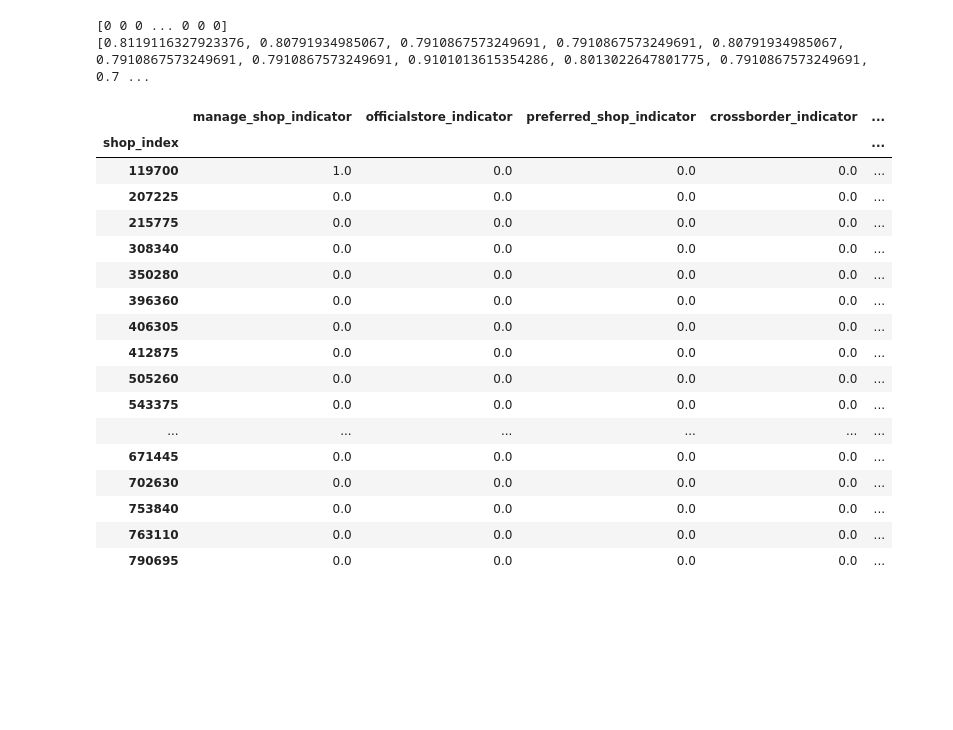
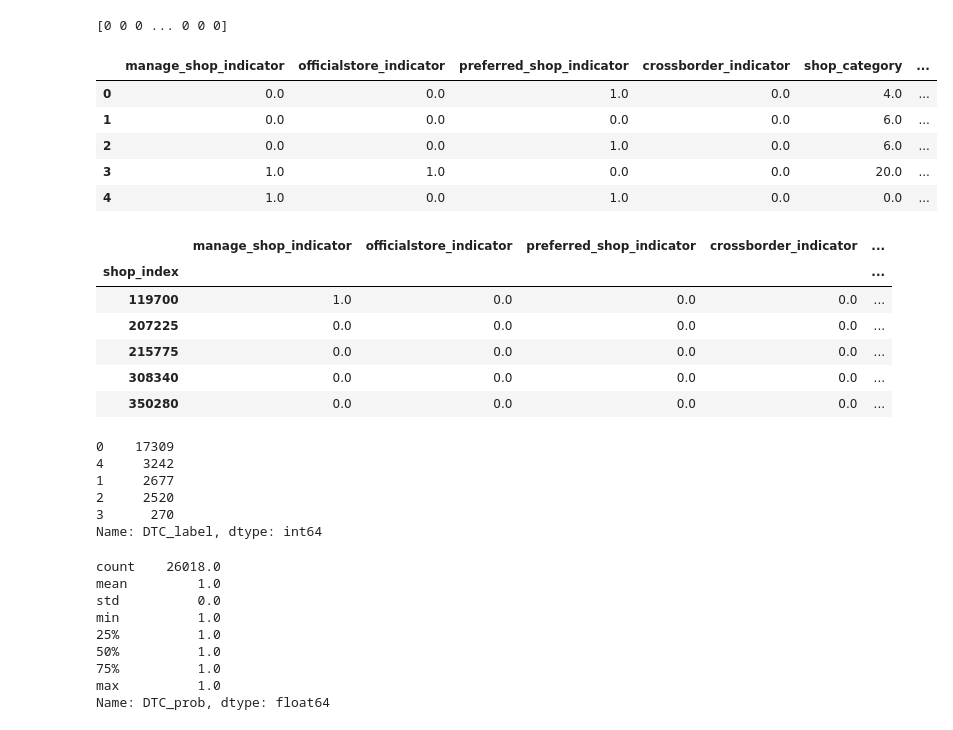
Before and after one commit to Team-gdkOvO-Final-Year-Project/gkdOvO, a Jupyter notebook: Model/Classification_FInal.ipynb, the cells around one changed output. Saved outputs shown, nothing was run; the diff lists cells and outputs as text; code cells hidden in the pictures; blank space fills up the shorter version.

Commit message:
update data
update match shop data and unmatchshop data

```diff
--- a/Model/Classification_FInal.ipynb
+++ b/Model/Classification_FInal.ipynb
@@ -193,56 +180,42 @@ test_x = ss_x.transform(x_test)
 #model training
 model_GBDT = GradientBoostingClassifier(random_state=10)
 model_GBDT.fit(train_x,y_train)
 y_pred = model_GBDT.predict(train_x)
 print("")
 y_predprob = model_GBDT.predict_proba(train_x)[:,1]
 
 
 #predict on non whitelist data
 model_GBDT.predict(nw_data)
 prob_GBDT = model_GBDT.predict_proba(nw_data)
 prob_GBDT
 count_GBDT = 0
 for i in range(len(prob_GBDT)):
     if np.max(prob_GBDT[i])<0.8:
         count_GBDT += 1
 # print(count_GBDT)
 
 #GB labels assignment;
 X2 = copy.deepcopy(nw_data)
 
 GB_label = model_GBDT.predict(X.iloc[:,:11])
 print(GB_label)
 GB_probs = model_GBDT.predict_proba(X.iloc[:,:11])
 GB_prob = [np.max(i) for i in GB_probs]
-print(GB_prob)
+# print(GB_prob)
 X.loc[:,'rf_label'] = rf_labels
 X.loc[:,'rf_probs'] = rf_prob
 
-X.loc[:,'GBDT_label'] = rf_labels
-X.loc[:,'GBDT_probs'] = rf_prob
-
-X.head(20)
+X.loc[:,'GBDT_label'] = GB_label
+X.loc[:,'GBDT_probs'] = GB_prob
+x.head()
 # %% [output]
 [0 0 0 ... 0 0 0]
-[0.8119116327923376, 0.80791934985067, 0.7910867573249691, 0.7910867573249691, 0.80791934985067, 0.7910867573249691, 0.7910867573249691, 0.9101013615354286, 0.8013022647801775, 0.7910867573249691, 0.7 ...
-|  | manage_shop_indicator | officialstore_indicator | preferred_shop_indicator | crossborder_indicator | ... |
-| shop_index |  |  |  |  | ... |
-| 119700 | 1.0 | 0.0 | 0.0 | 0.0 | ... |
-| 207225 | 0.0 | 0.0 | 0.0 | 0.0 | ... |
-| 215775 | 0.0 | 0.0 | 0.0 | 0.0 | ... |
-| 308340 | 0.0 | 0.0 | 0.0 | 0.0 | ... |
-| 350280 | 0.0 | 0.0 | 0.0 | 0.0 | ... |
-| 396360 | 0.0 | 0.0 | 0.0 | 0.0 | ... |
-| 406305 | 0.0 | 0.0 | 0.0 | 0.0 | ... |
-| 412875 | 0.0 | 0.0 | 0.0 | 0.0 | ... |
-| 505260 | 0.0 | 0.0 | 0.0 | 0.0 | ... |
-| 543375 | 0.0 | 0.0 | 0.0 | 0.0 | ... |
-| ... | ... | ... | ... | ... | ... |
-| 671445 | 0.0 | 0.0 | 0.0 | 0.0 | ... |
-| 702630 | 0.0 | 0.0 | 0.0 | 0.0 | ... |
-| 753840 | 0.0 | 0.0 | 0.0 | 0.0 | ... |
-| 763110 | 0.0 | 0.0 | 0.0 | 0.0 | ... |
-| 790695 | 0.0 | 0.0 | 0.0 | 0.0 | ... |
+|  | manage_shop_indicator | officialstore_indicator | preferred_shop_indicator | crossborder_indicator | shop_category | ... |
+| 0 | 0.0 | 0.0 | 1.0 | 0.0 | 4.0 | ... |
+| 1 | 0.0 | 0.0 | 0.0 | 0.0 | 6.0 | ... |
+| 2 | 0.0 | 0.0 | 1.0 | 0.0 | 6.0 | ... |
+| 3 | 1.0 | 1.0 | 0.0 | 0.0 | 20.0 | ... |
+| 4 | 1.0 | 0.0 | 1.0 | 0.0 | 0.0 | ... |
 # %%
 #export classification results
@@ -249,0 +223,37 @@ X.to_csv(r'nw_classification_results.csv',index = False)
+# %%
+#DTC model
+DTC_label = dt_model.predict(X2.iloc[:,:11])
+X2.loc[:,'DTC_label'] = DTC_label
+DTC_prob = dt_model.predict_proba(X2.iloc[:,:11])
+X2.loc[:,'DTC_prob'] = [np.max(i) for i in DTC_prob]
+
+X2.head()
+# %% [output]
+|  | manage_shop_indicator | officialstore_indicator | preferred_shop_indicator | crossborder_indicator | ... |
+| shop_index |  |  |  |  | ... |
+| 119700 | 1.0 | 0.0 | 0.0 | 0.0 | ... |
+| 207225 | 0.0 | 0.0 | 0.0 | 0.0 | ... |
+| 215775 | 0.0 | 0.0 | 0.0 | 0.0 | ... |
+| 308340 | 0.0 | 0.0 | 0.0 | 0.0 | ... |
+| 350280 | 0.0 | 0.0 | 0.0 | 0.0 | ... |
+# %%
+X2['DTC_label'].value_counts()
+# %% [output]
+0    17309
+4     3242
+1     2677
+2     2520
+3      270
+Name: DTC_label, dtype: int64
+# %%
+X2['DTC_prob'].describe()
+# %% [output]
+count    26018.0
+mean         1.0
+std          0.0
+min          1.0
+25%          1.0
+50%          1.0
+75%          1.0
+max          1.0
+Name: DTC_prob, dtype: float64
```
Also changed, not shown: parts of 7 cells of this notebook, 12 other files.
